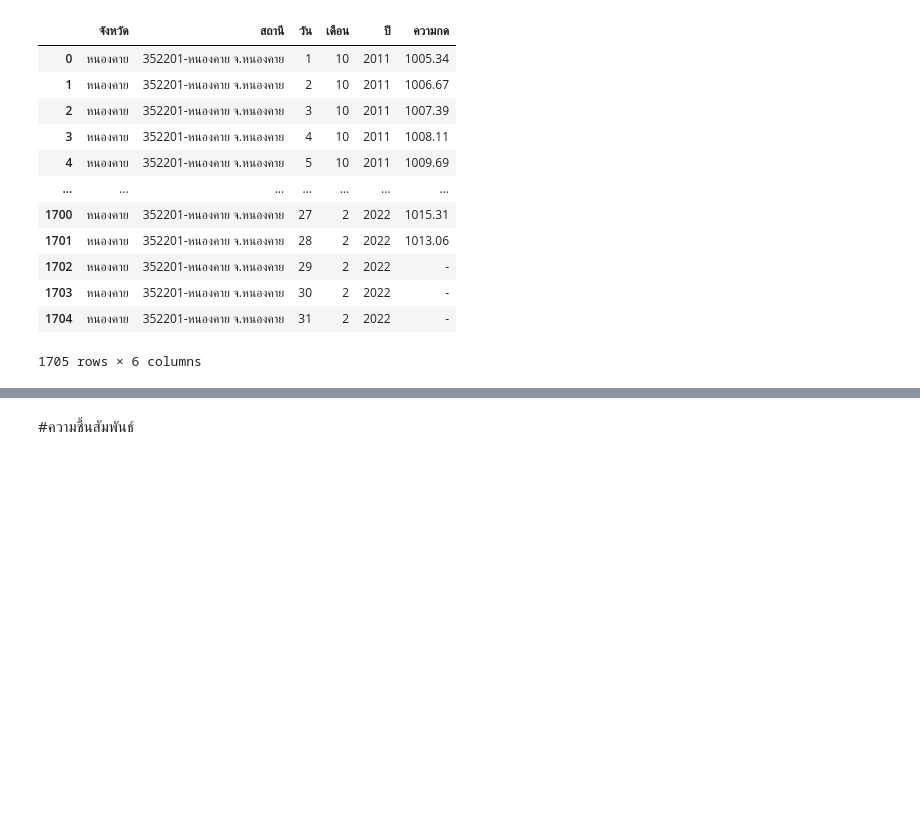
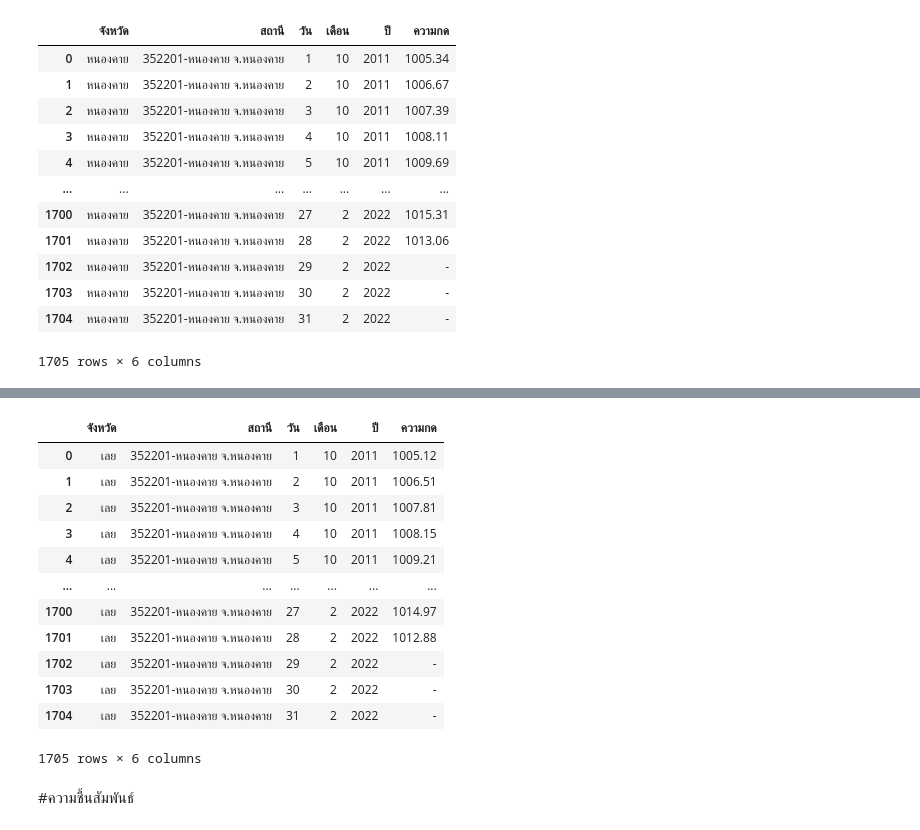
Before and after one commit to 1234567890qqqqqq/bsc_dpdm22, a Jupyter notebook: Quiz_Group_7_of_Midterm.ipynb, the cells around one changed output, grey strips where cells are left out. Cells and saved outputs as stored; diff of their text form; code cells hidden in the pictures; blank space fills up the shorter version.

```diff
--- a/Quiz_Group_7_of_Midterm.ipynb
+++ b/Quiz_Group_7_of_Midterm.ipynb
@@ -1431,0 +712,3 @@ x4_1
+# %%
+a5 = df155.drop('เฉลี่ย', axis=1)
+a5.head()
@@ -1432,2 +723,25 @@ x4_1
+# %%
+a5['จังหวัด'] = "เลย"
+a5.set_index(['จังหวัด','สถานี','เดือน/ปี'],inplace=True)
+x5 = a5.stack().reset_index()
+x5.rename(columns = {'level_3':'วัน',0:'ความกด'}, inplace = True)
+x5['เดือน'] = x5['เดือน/ปี'].dt.month
+x5['ปี'] = x5['เดือน/ปี'].dt.year
+x5_1 = x5[['จังหวัด','สถานี','วัน','เดือน','ปี','ความกด']]
+x5_1
+# %% [output]
+|  | จังหวัด | สถานี | วัน | เดือน | ปี | ความกด |
+| 0 | เลย | 352201-หนองคาย จ.หนองคาย | 1 | 10 | 2011 | 1005.12 |
+| 1 | เลย | 352201-หนองคาย จ.หนองคาย | 2 | 10 | 2011 | 1006.51 |
+| 2 | เลย | 352201-หนองคาย จ.หนองคาย | 3 | 10 | 2011 | 1007.81 |
+| 3 | เลย | 352201-หนองคาย จ.หนองคาย | 4 | 10 | 2011 | 1008.15 |
+| 4 | เลย | 352201-หนองคาย จ.หนองคาย | 5 | 10 | 2011 | 1009.21 |
+| ... | ... | ... | ... | ... | ... | ... |
+| 1700 | เลย | 352201-หนองคาย จ.หนองคาย | 27 | 2 | 2022 | 1014.97 |
+| 1701 | เลย | 352201-หนองคาย จ.หนองคาย | 28 | 2 | 2022 | 1012.88 |
+| 1702 | เลย | 352201-หนองคาย จ.หนองคาย | 29 | 2 | 2022 | - |
+| 1703 | เลย | 352201-หนองคาย จ.หนองคาย | 30 | 2 | 2022 | - |
+| 1704 | เลย | 352201-หนองคาย จ.หนองคาย | 31 | 2 | 2022 | - |
+1705 rows × 6 columns
 # %% [markdown]
 #ความชื้นสัมพันธ์
```
Also changed, not shown: parts of 175 cells of this notebook.
